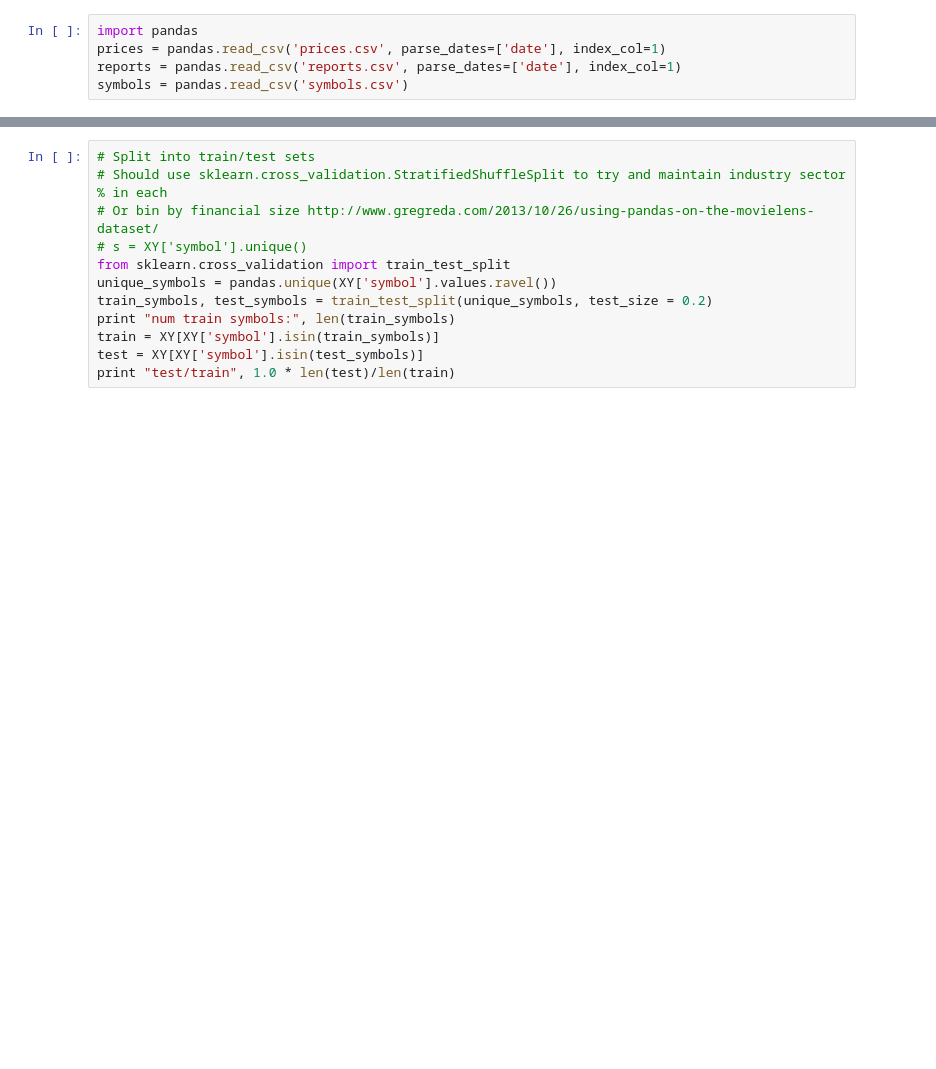
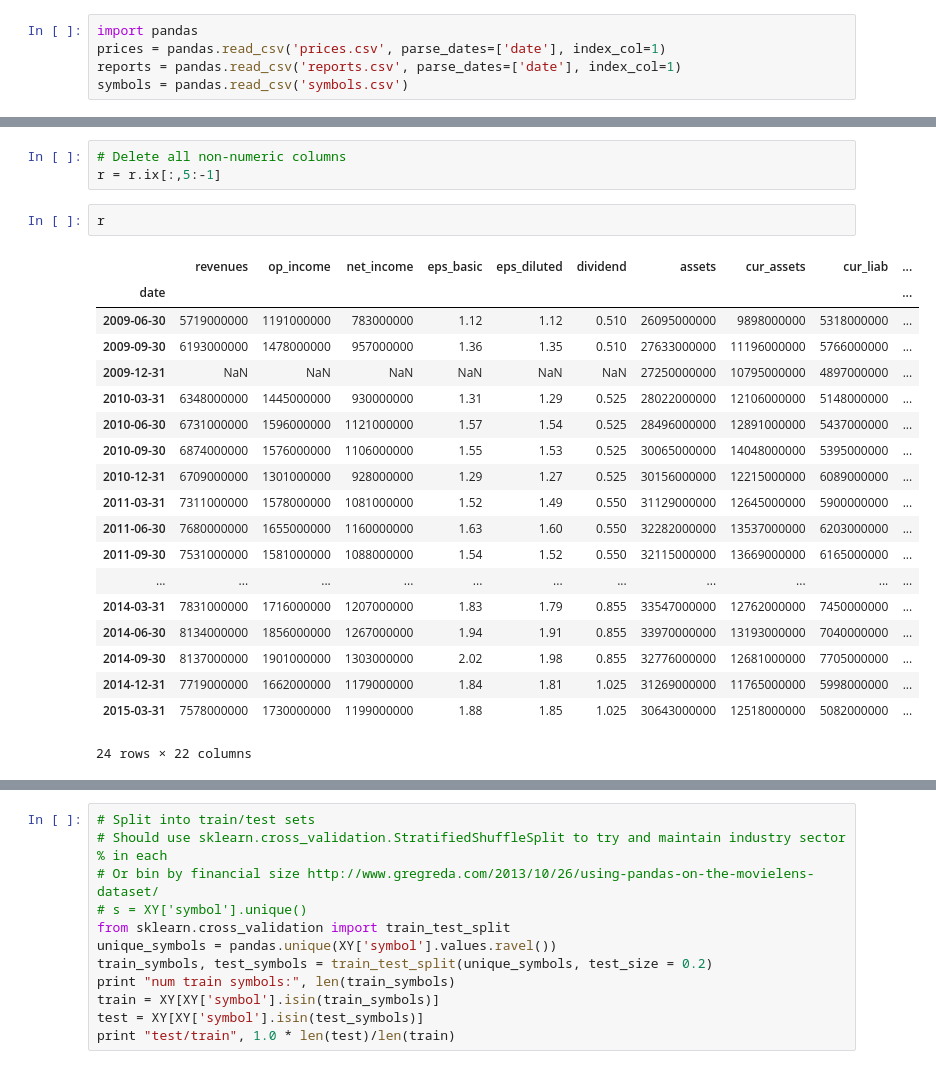
Before and after one commit to xbrlware/swan, a Jupyter notebook: nnvg.ipynb, the cells around one changed output, grey strips where cells are left out. Drawn from its saved outputs; the diff is of its cells as text; blank space fills up the shorter version.

```diff
--- a/nnvg.ipynb
+++ b/nnvg.ipynb
@@ -18,0 +81,25 @@ symbols = pandas.read_csv('symbols.csv')
+# %%
+# Delete all non-numeric columns
+r = r.ix[:,5:-1]
+# %%
+r
+# %% [output]
+|  | revenues | op_income | net_income | eps_basic | eps_diluted | dividend | assets | cur_assets | cur_liab | ... |
+| date |  |  |  |  |  |  |  |  |  | ... |
+| 2009-06-30 | 5719000000 | 1191000000 | 783000000 | 1.12 | 1.12 | 0.510 | 26095000000 | 9898000000 | 5318000000 | ... |
+| 2009-09-30 | 6193000000 | 1478000000 | 957000000 | 1.36 | 1.35 | 0.510 | 27633000000 | 11196000000 | 5766000000 | ... |
+| 2009-12-31 | NaN | NaN | NaN | NaN | NaN | NaN | 27250000000 | 10795000000 | 4897000000 | ... |
+| 2010-03-31 | 6348000000 | 1445000000 | 930000000 | 1.31 | 1.29 | 0.525 | 28022000000 | 12106000000 | 5148000000 | ... |
+| 2010-06-30 | 6731000000 | 1596000000 | 1121000000 | 1.57 | 1.54 | 0.525 | 28496000000 | 12891000000 | 5437000000 | ... |
+| 2010-09-30 | 6874000000 | 1576000000 | 1106000000 | 1.55 | 1.53 | 0.525 | 30065000000 | 14048000000 | 5395000000 | ... |
+| 2010-12-31 | 6709000000 | 1301000000 | 928000000 | 1.29 | 1.27 | 0.525 | 30156000000 | 12215000000 | 6089000000 | ... |
+| 2011-03-31 | 7311000000 | 1578000000 | 1081000000 | 1.52 | 1.49 | 0.550 | 31129000000 | 12645000000 | 5900000000 | ... |
+| 2011-06-30 | 7680000000 | 1655000000 | 1160000000 | 1.63 | 1.60 | 0.550 | 32282000000 | 13537000000 | 6203000000 | ... |
+| 2011-09-30 | 7531000000 | 1581000000 | 1088000000 | 1.54 | 1.52 | 0.550 | 32115000000 | 13669000000 | 6165000000 | ... |
+| ... | ... | ... | ... | ... | ... | ... | ... | ... | ... | ... |
+| 2014-03-31 | 7831000000 | 1716000000 | 1207000000 | 1.83 | 1.79 | 0.855 | 33547000000 | 12762000000 | 7450000000 | ... |
+| 2014-06-30 | 8134000000 | 1856000000 | 1267000000 | 1.94 | 1.91 | 0.855 | 33970000000 | 13193000000 | 7040000000 | ... |
+| 2014-09-30 | 8137000000 | 1901000000 | 1303000000 | 2.02 | 1.98 | 0.855 | 32776000000 | 12681000000 | 7705000000 | ... |
+| 2014-12-31 | 7719000000 | 1662000000 | 1179000000 | 1.84 | 1.81 | 1.025 | 31269000000 | 11765000000 | 5998000000 | ... |
+| 2015-03-31 | 7578000000 | 1730000000 | 1199000000 | 1.88 | 1.85 | 1.025 | 30643000000 | 12518000000 | 5082000000 | ... |
+24 rows × 22 columns
```
Also changed, not shown: parts of 7 cells of this notebook.
